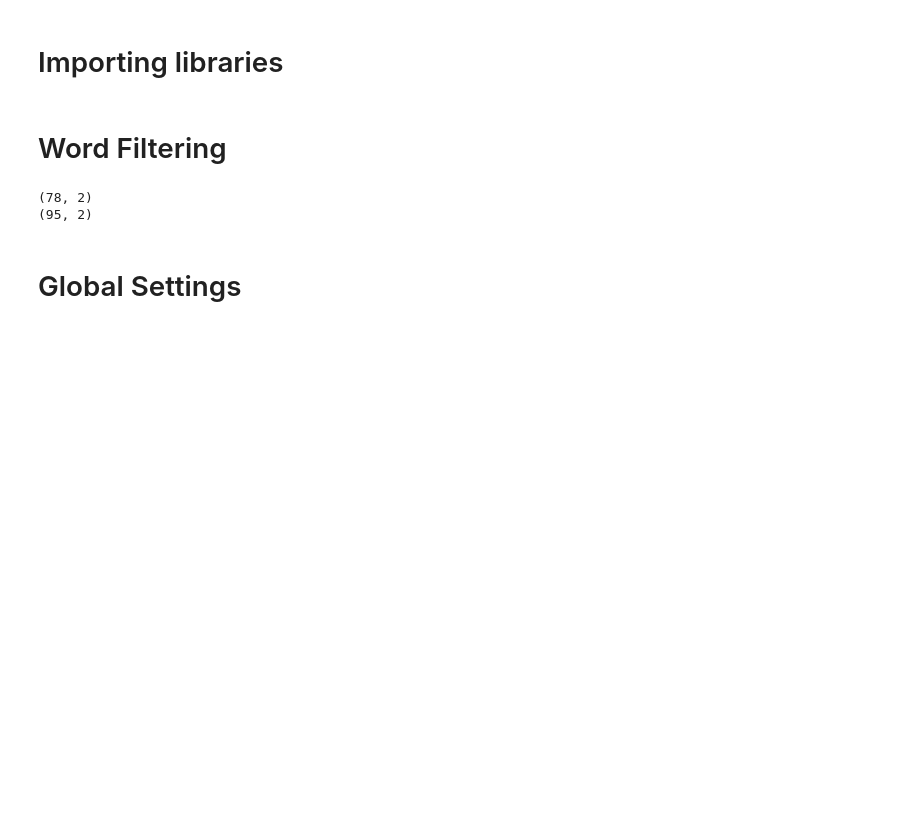
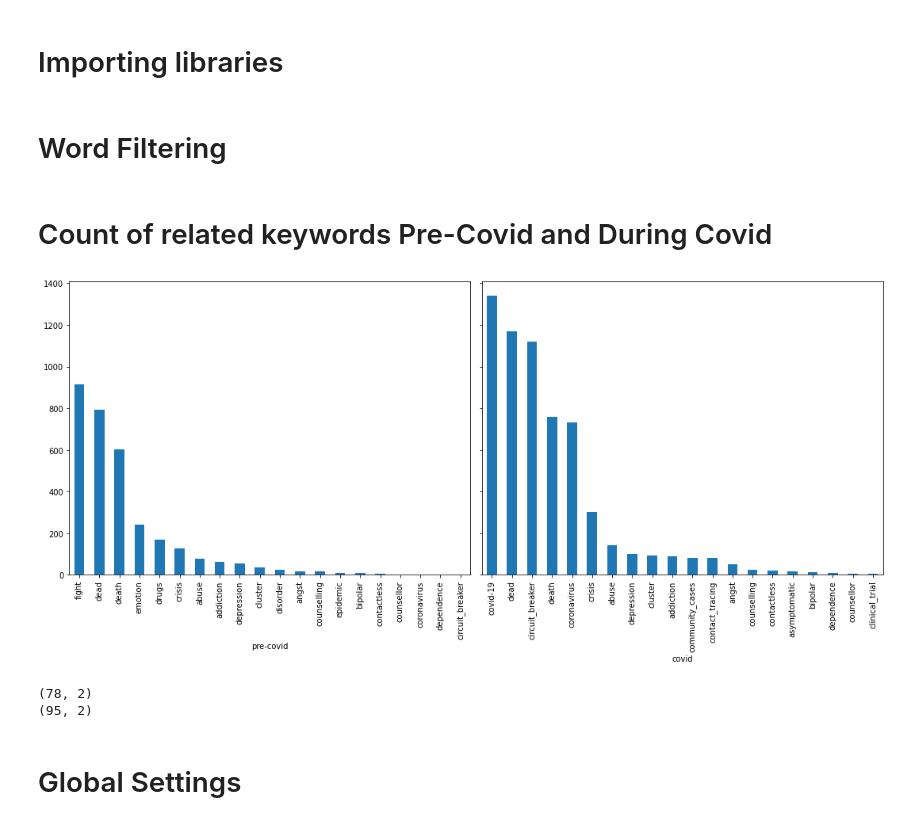
Before and after one commit to OmdenaAI/omdena-singapore-covid-health, a Jupyter notebook: src/tasks/task-3-data-exploration-and-analysis/twitter/jerome-twitter-tfidf-eda.ipynb, the cells around one changed output. Cells and saved outputs as stored; diff of their text form; code cells hidden in the pictures; blank space fills up the shorter version.

Commit message:
Updated data visualization for TF-IDF

```diff
--- a/src/tasks/task-3-data-exploration-and-analysis/twitter/jerome-twitter-tfidf-eda.ipynb
+++ b/src/tasks/task-3-data-exploration-and-analysis/twitter/jerome-twitter-tfidf-eda.ipynb
@@ -56,0 +64,19 @@ df_raw_covid_group = df_raw_covid.dropna().groupby(['id_search'], as_index=False
+# %% [markdown]
+# Count of related keywords Pre-Covid and During Covid
+# %%
+# Adjust this to see the top n keywords that are found by the scraper
+topn = 20
+
+df_keyword_trend_pre_covid = df_raw_pre_covid.groupby('id_search')['clean_tweet4'].size().head(topn)
+df_keyword_trend_covid = df_raw_covid.groupby('id_search')['clean_tweet4'].size().head(topn)
+# %%
+fig, ax = plt.subplots(nrows=1, ncols = 2, figsize=(15,7), sharey=True)
+ax = ax.ravel()
+df_keyword_trend_pre_covid.sort_values(ascending=False).plot(kind='bar', ax=ax[0])
+ax[0].set_xlabel('pre-covid')
+
+df_keyword_trend_covid.sort_values(ascending=False).plot(kind='bar', ax=ax[1])
+ax[1].set_xlabel('covid')
+plt.tight_layout()
+# %% [output]
+[figure, added]
```
Also changed, not shown: parts of 14 cells of this notebook.
